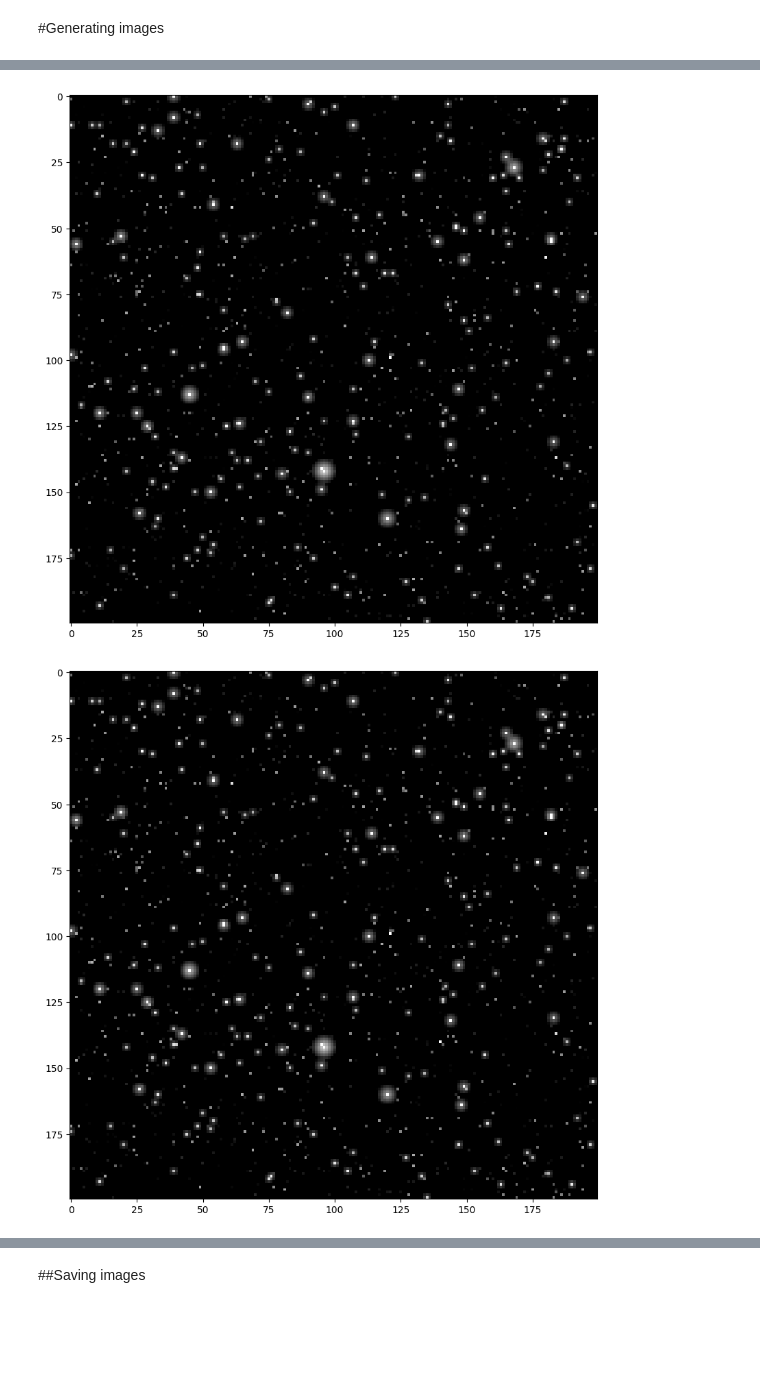
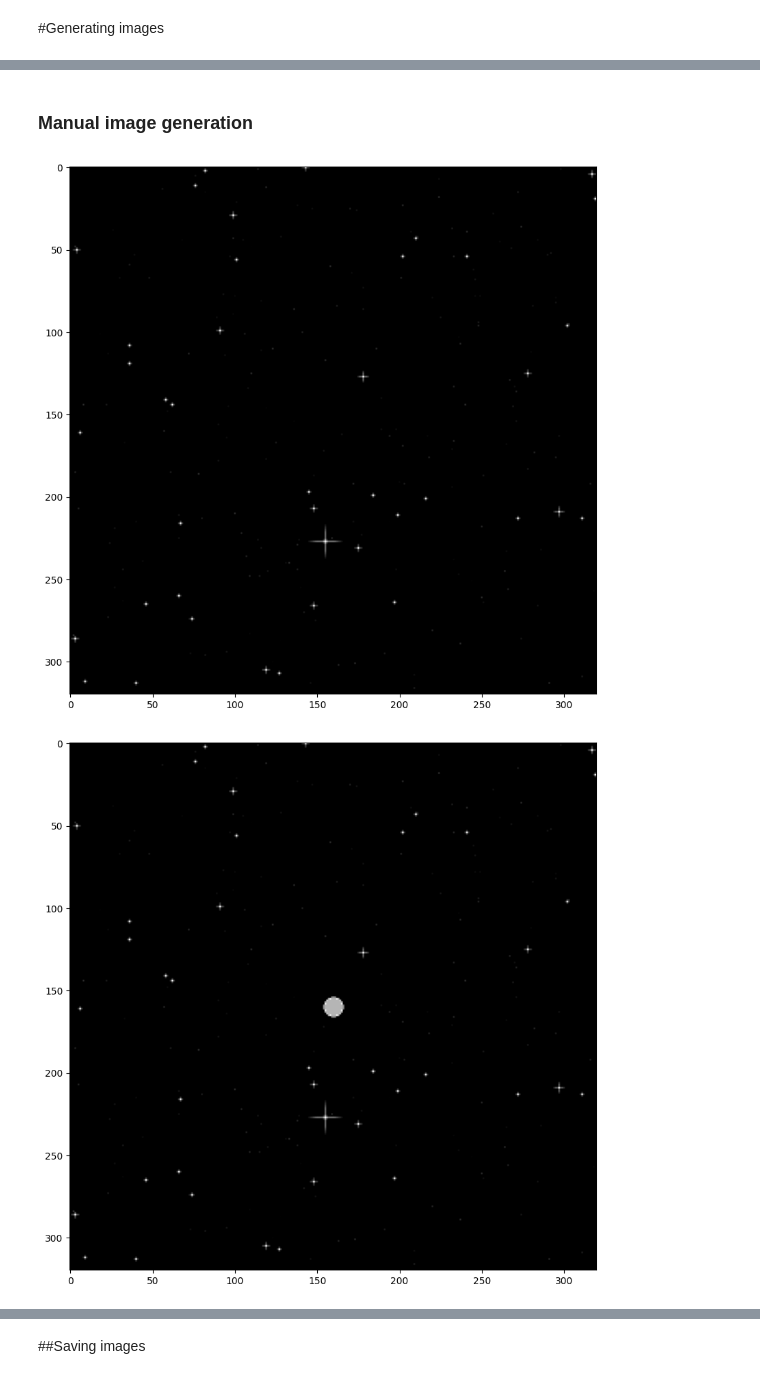
Before and after one commit to sliverofthesun/telescopeImageSim, a Jupyter notebook: Night Sky Object Identification and Mapping.ipynb, the cells around one changed output, grey strips where cells are left out. Cells and saved outputs as stored; diff of their text form; code cells hidden in the pictures; blank space fills up the shorter version.

```diff
--- a/Night Sky Object Identification and Mapping.ipynb
+++ b/Night Sky Object Identification and Mapping.ipynb
@@ -421,14 +531,16 @@ def create_magnitude_buckets(min_magnitude: int, max_magnitude: int):
 # %% [markdown]
 ##Telescope settings
 # %%
-aperture=250
-focal_len=1040
-exposure_time= 200
+aperture=240
+focal_len=3000
+exposure_time= 60*5
 chip_size = 23
 fov = field_of_view(chip_size, focal_len)
 fov2 = fov*fov
 percentOfSky = ((fov2)/41253)
+snr = calculate_snr(aperture, exposure_time, focal_len/aperture, fov)
 print(f"FoV = {fov} degrees which is {fov2} degrees squared or {percentOfSky} % of night sky.")
+print(f"SNR = {snr}")
 minMagnitude = check_star_visibility(aperture, exposure_time)
 print(minMagnitude)
 print(count_stars_in_range(0, minMagnitude)*percentOfSky)
@@ -442,0 +745,10 @@ stars = generate_stars(minMagnitude, percentOfSky)
+# %%
+# Choose which planet to simulate
+selected_planet = 'sylvia'  # Change this to the planet you want
+
+# Extract the properties of the selected planet
+planet_properties = planets[selected_planet]
+
+n_images = 6
+time_per_image = 8000
+create_and_save_images(planet_properties, fov, n_images, time_per_image, True, 0, 100, snr)
@@ -443,29 +757,30 @@ stars = generate_stars(minMagnitude, percentOfSky)
+# %% [markdown]
+### Manual image generation
 # %%
-image_size = (200, 200)
-object_magnitude = 5.38
-celestial_object = {'magnitude': object_magnitude, 'coordinates': (50, 50)}
-imageNoNoise = create_star_image(stars, celestial_object, image_size, exposure_time, 0.75*minMagnitude, 0)
+image_size = (320, 320)
+coords = (50, 50)
+imageNoNoise = create_star_image(stars, planet_properties, coords, image_size, exposure_time, 0.75*minMagnitude, 4)
 
 plt.figure(figsize=(10, 10))  # adjust the size as needed
 plt.imshow(imageNoNoise, cmap='gray')
 plt.show()
 # %% [output]
-[figure, old version]
+[figure, new version]
 # %%
-# Define the object
-object_coordinates = (70, 70)  # Replace with the actual coordinates
-object_diameter_km = 50724  # Replace with the actual diameter
-smaObjectAU = 19.165  # Replace with the actual sma
-
-fov_deg = fov  # Field of View in degrees
-
-image_with_object = add_object_to_image(imageNoNoise, object_coordinates, object_magnitude, object_diameter_km, smaObjectAU, fov_deg, exposure_time, aperture/1000)
+image_with_object = add_object_to_image(
+    imageNoNoise,
+    planet_properties,
+    coords,
+    fov,
+    exposure_time,
+    aperture/1000
+)
 
 plt.figure(figsize=(10, 10))  # adjust the size as needed
 plt.imshow(image_with_object, cmap='gray')
 plt.show()
 # %% [output]
-[figure, old version]
+[figure, new version]
 # %%
 imageNoise = combine_images_with_noise(image_with_object, 7)
 
```
Also changed, not shown: parts of 22 cells of this notebook.
